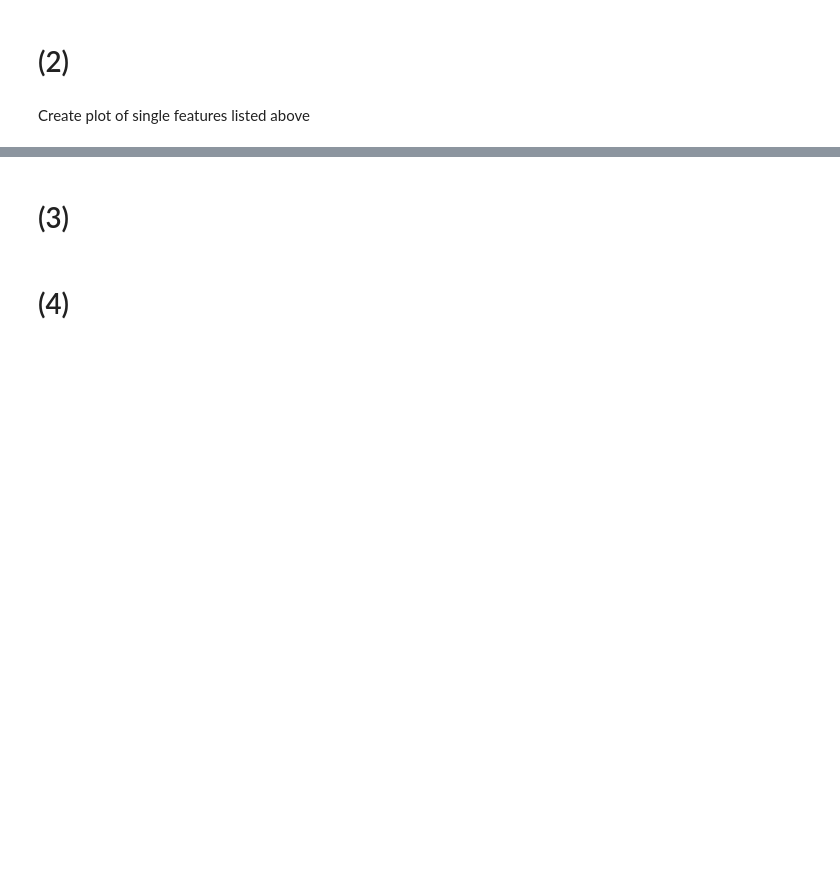
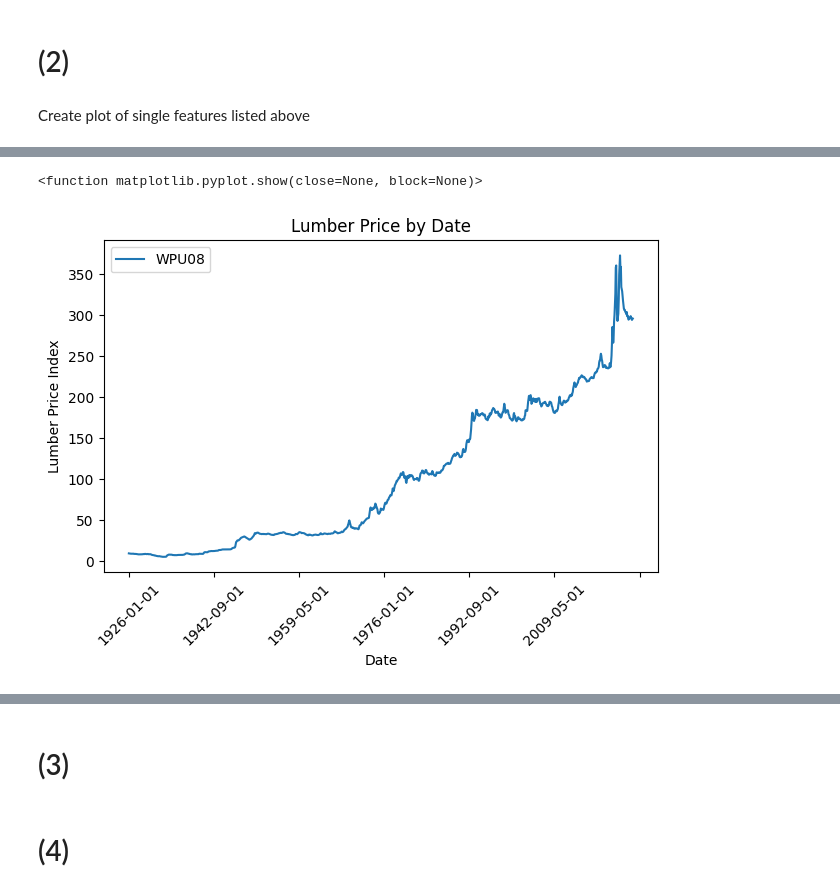
Before and after one commit to baschoff/Data-Science-Project, a Jupyter notebook: DataTeamProject.ipynb, the cells around one changed output, grey strips where cells are left out. Drawn from its saved outputs; the diff is of its cells as text; code cells hidden in the pictures; blank space fills up the shorter version.

```diff
--- a/DataTeamProject.ipynb
+++ b/DataTeamProject.ipynb
@@ -12,0 +107,11 @@ Create plot of single features listed above
+# %%
+PPI_Lumber.plot.line(x=cN1[0], y=cN1[1])
+plt.title('Lumber Price by Date')
+plt.xlabel('Date')
+plt.ylabel('Lumber Price Index')
+plt.xticks(rotation=45)
+plt.tight_layout()
+plt.show
+# %% [output]
+<function matplotlib.pyplot.show(close=None, block=None)>
+[figure, added]
```
Also changed, not shown: parts of 9 cells of this notebook.
